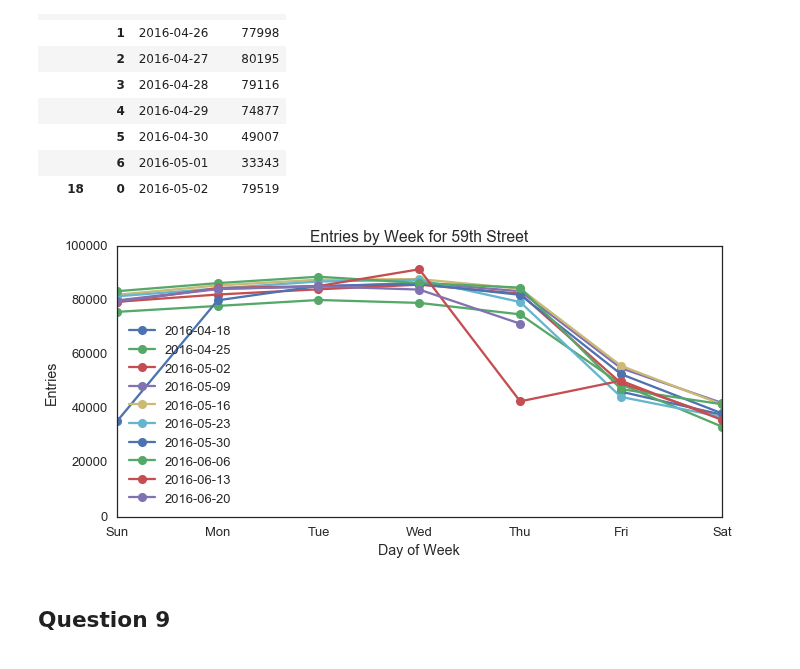
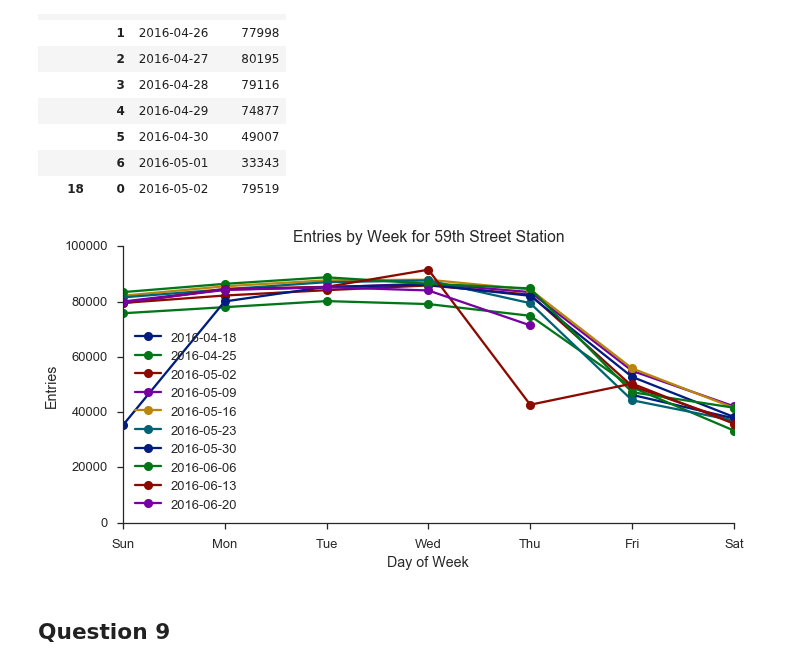
Before and after one commit to robinsones/dsp, a Jupyter notebook: challenges/submissions/01-benson/michelle/Challenge_1.ipynb, the cells around one changed output. Saved outputs shown, nothing was run; the diff lists cells and outputs as text; code cells hidden in the pictures.

```diff
--- a/challenges/submissions/01-benson/michelle/Challenge_1.ipynb
+++ b/challenges/submissions/01-benson/michelle/Challenge_1.ipynb
@@ -10,6 +10,10 @@ import datetime as dt
 
 pp = pprint.PrettyPrinter(indent=2)
 
+sns.set_context('talk')
+sns.set_style('ticks')
+#sns.set_style({'xtick.major.size':1.0, 'ytick.major.size':1.0})
+
 %matplotlib inline
 # %% [markdown]
 # Challenge 1
@@ -269,8 +273,7 @@ Most counts were acquired every four hours
 
 The remaining questions were performed on Pandas data.
 # %%
-sns.set_context('talk')
-sns.set_style('white')
+sns.set_palette('dark')
 
 pos = pd_timeseries.index[0]
 ax = pd_timeseries.loc[pos].plot('DATE_TIME', 'ENTRIES',
@@ -282,4 +285,5 @@ ax.set_title('Entries for Turnstile: ' + ' '.join(pos))
 plt.xticks(rotation=30)
 
 plt.tight_layout()
+sns.despine()
 # %% [output]
@@ -345,9 +349,6 @@ pd_timeseries_by_station_date.head(n=10)
 # %% [markdown]
 ## Question 7
 # %%
-sns.set_context('talk')
-sns.set_style('white')
-
 pos = pd_timeseries_by_station_date.index[0]
 ax = pd_timeseries_by_station_date.loc[pos].plot('DATE', 'ENTRIES',
                                             kind='line',
@@ -361,4 +362,5 @@ ax.set_title('Entries for Station: ' + pos)
 plt.xticks(rotation=30)
 
 plt.tight_layout()
+sns.despine()
 # %% [output]
@@ -394,9 +396,6 @@ pd_timeseries_59th_by_day.head(n=10)
 |  | 6 | 2016-05-01 | 33343 |
 | 18 | 0 | 2016-05-02 | 79519 |
 # %%
-sns.set_context('talk')
-sns.set_style('white')
-
 fig = plt.figure()
 fig.set_size_inches(10,5)
 ax = plt.axes()
@@ -407,35 +406,36 @@ _  = ( pd_timeseries_59th_by_day
       .plot('DAY', 'ENTRIES',
             kind='line', marker='o', ls='-',
             label='DATE', ax=ax)
       )
 
 ax.set_ylim(0, ax.get_ylim()[1])
 ax.set_xlabel('Day of Week')
 ax.set_ylabel('Entries')
-ax.set_title('Entries by Week for 59th Street')
+ax.set_title('Entries by Week for 59th Street Station')
 ax.set_xticklabels(['Sun', 'Mon', 'Tue', 'Wed', 'Thu', 'Fri', 'Sat', 'Sun'])
 
 # Fix the legend dates
 
 # First week doesn't start on Sunday
 def plot_week(x):
     return x.min() - dt.timedelta(days=x.min().weekday())
 
 date_labels = ( pd_timeseries_59th_by_day
                .reset_index()
                [['WEEK','DATE']]
                .groupby(['WEEK'])
                .agg(plot_week)
                .DATE
                .values
                )
 
 legend = ax.legend(loc=0)
 _ = [x[1].set_text(date_labels[x[0]]) for x in enumerate(legend.get_texts())]
 
 plt.tight_layout()
+sns.despine()
 # %% [output]
-[figure, old version]
+[figure, new version]
 # %% [markdown]
 ## Question 9
 # %%
```
Also changed, not shown: parts of 5 cells of this notebook.
